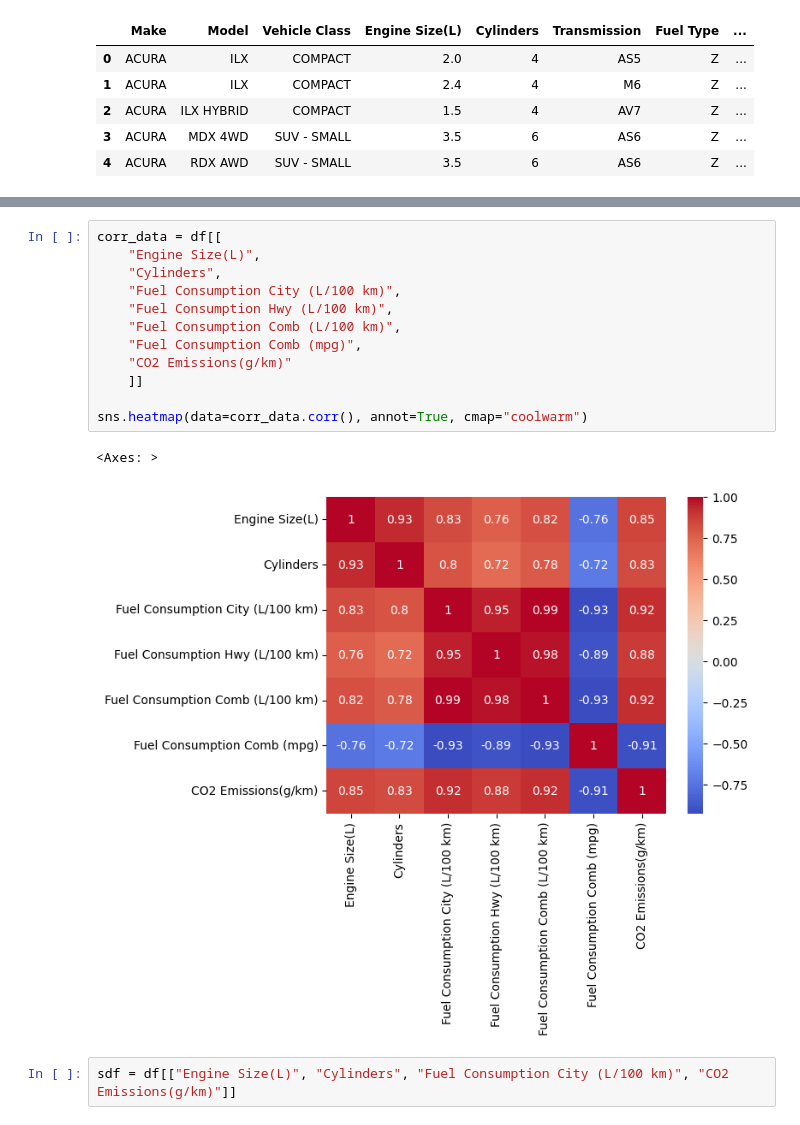
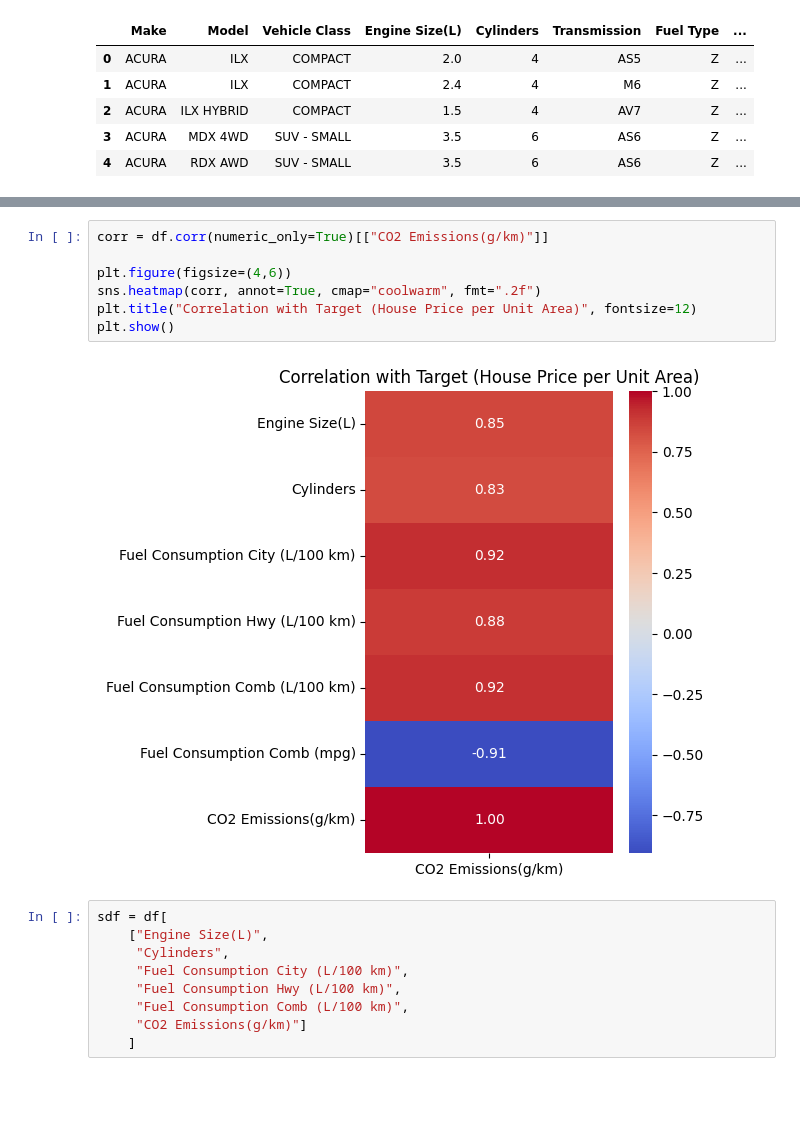
Before and after one commit to BraveVahid/machine_learning, a Jupyter notebook: regression/multiple_linear_regression.ipynb, the cells around one changed output, grey strips where cells are left out. Drawn from its saved outputs; the diff is of its cells as text; blank space fills up the shorter version.

```diff
--- a/regression/multiple_linear_regression.ipynb
+++ b/regression/multiple_linear_regression.ipynb
@@ -52,19 +52,20 @@ Data columns (total 12 columns):
 dtypes: float64(4), int64(3), object(5)
 memory usage: 692.5+ KB
 # %%
-corr_data = df[[
-    "Engine Size(L)",
-    "Cylinders",
-    "Fuel Consumption City (L/100 km)",
-    "Fuel Consumption Hwy (L/100 km)",
-    "Fuel Consumption Comb (L/100 km)",
-    "Fuel Consumption Comb (mpg)",
-    "CO2 Emissions(g/km)"
-    ]]
+corr = df.corr(numeric_only=True)[["CO2 Emissions(g/km)"]]
 
-sns.heatmap(data=corr_data.corr(), annot=True, cmap="coolwarm")
+plt.figure(figsize=(4,6))
+sns.heatmap(corr, annot=True, cmap="coolwarm", fmt=".2f")
+plt.title("Correlation with Target (House Price per Unit Area)", fontsize=12)
+plt.show()
 # %% [output]
-<Axes: >
-[figure, old version]
+[figure, new version]
 # %%
-sdf = df[["Engine Size(L)", "Cylinders", "Fuel Consumption City (L/100 km)", "CO2 Emissions(g/km)"]]
+sdf = df[
+    ["Engine Size(L)",
+     "Cylinders",
+     "Fuel Consumption City (L/100 km)",
+     "Fuel Consumption Hwy (L/100 km)",
+     "Fuel Consumption Comb (L/100 km)",
+     "CO2 Emissions(g/km)"]
+    ]
```
Also changed, not shown: parts of 7 cells of this notebook, 2 other files.
